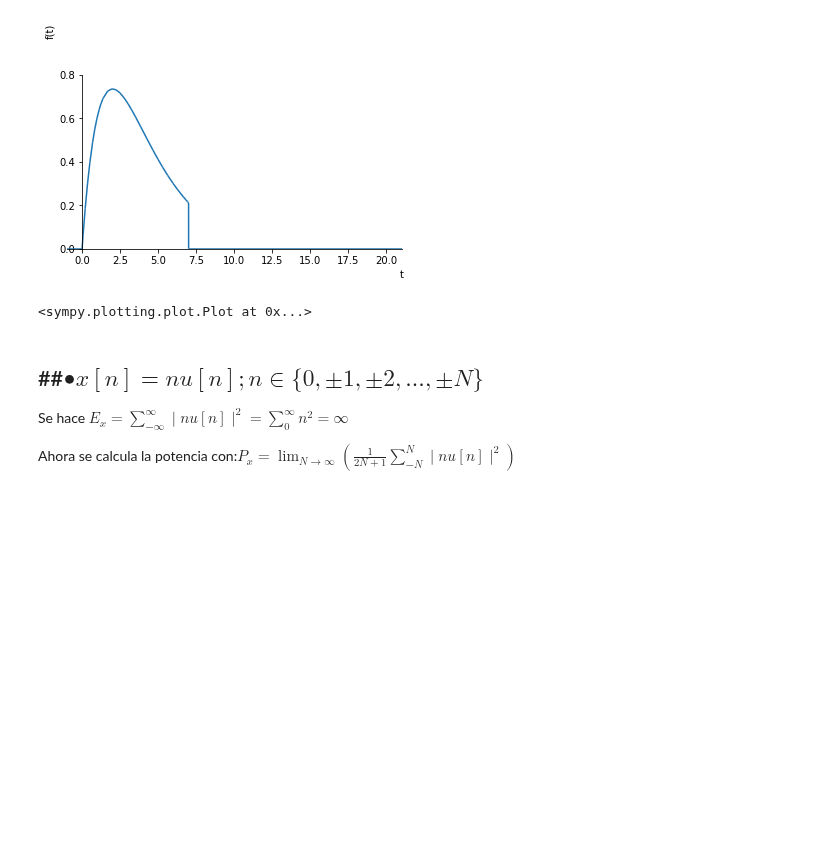
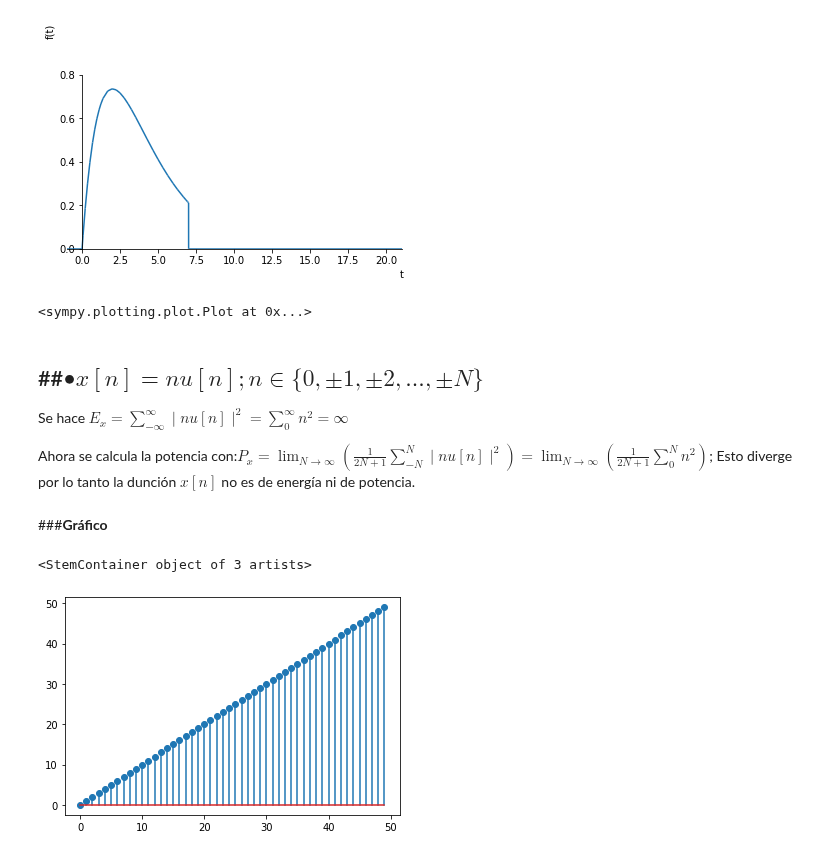
Before and after one commit to jmorand1/Se-ales, a Jupyter notebook: Taller1.ipynb, the cells around one changed output. Cells and saved outputs as stored; diff of their text form; code cells hidden in the pictures; blank space fills up the shorter version.

```diff
--- a/Taller1.ipynb
+++ b/Taller1.ipynb
@@ -385,4 +385,16 @@ The set_smart_bounds function was deprecated in Matplotlib 3.2 and will be remov
 ---
 Se hace $E_x = \sum_{-\infty}^{\infty}\mid nu[n]\mid^2 = \sum_{0}^{\infty}n^2 = \infty$
 
-Ahora se calcula la potencia con:$P_x = \lim_{N \to \infty}(\frac{1}{2N+1}\sum_{-N}^{N} \mid nu[n]\mid^2) $
+Ahora se calcula la potencia con:$P_x = \lim_{N \to \infty}(\frac{1}{2N+1}\sum_{-N}^{N} \mid nu[n]\mid^2) = \lim_{N \to \infty}(\frac{1}{2N+1}\sum_{0}^{N} n^2) $; Esto diverge por lo tanto la dunción $x[n]$ no es de energía ni de potencia.
+# %% [markdown]
+###**Gráfico**
+# %%
+import numpy as np
+import matplotlib.pyplot as plt
+N = 50
+n = np.arange(0,N,1)
+f = n*np.heaviside(n,0)
+plt.stem(n,f)
+# %% [output]
+<StemContainer object of 3 artists>
+[figure, added]
```
Also changed, not shown: parts of 10 cells of this notebook.
